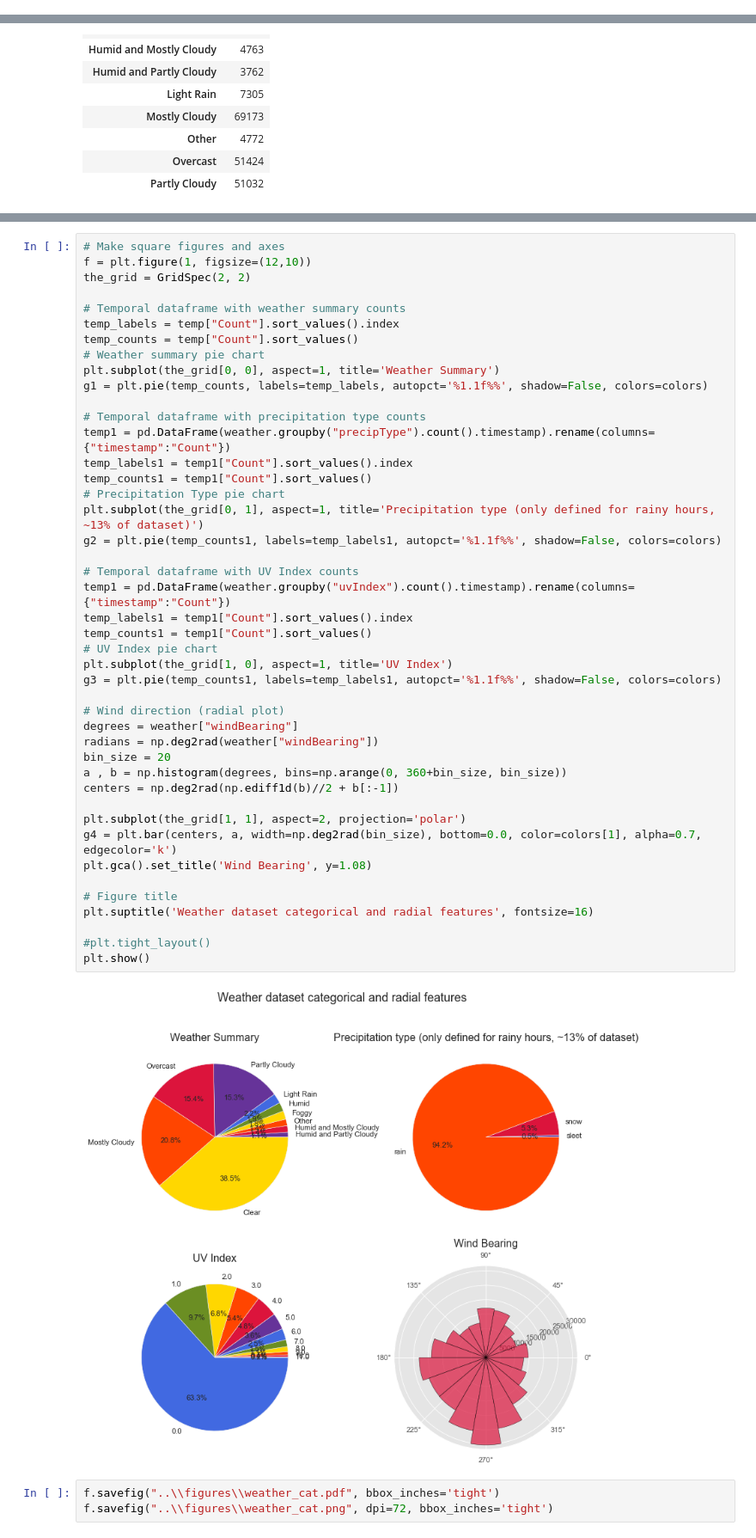
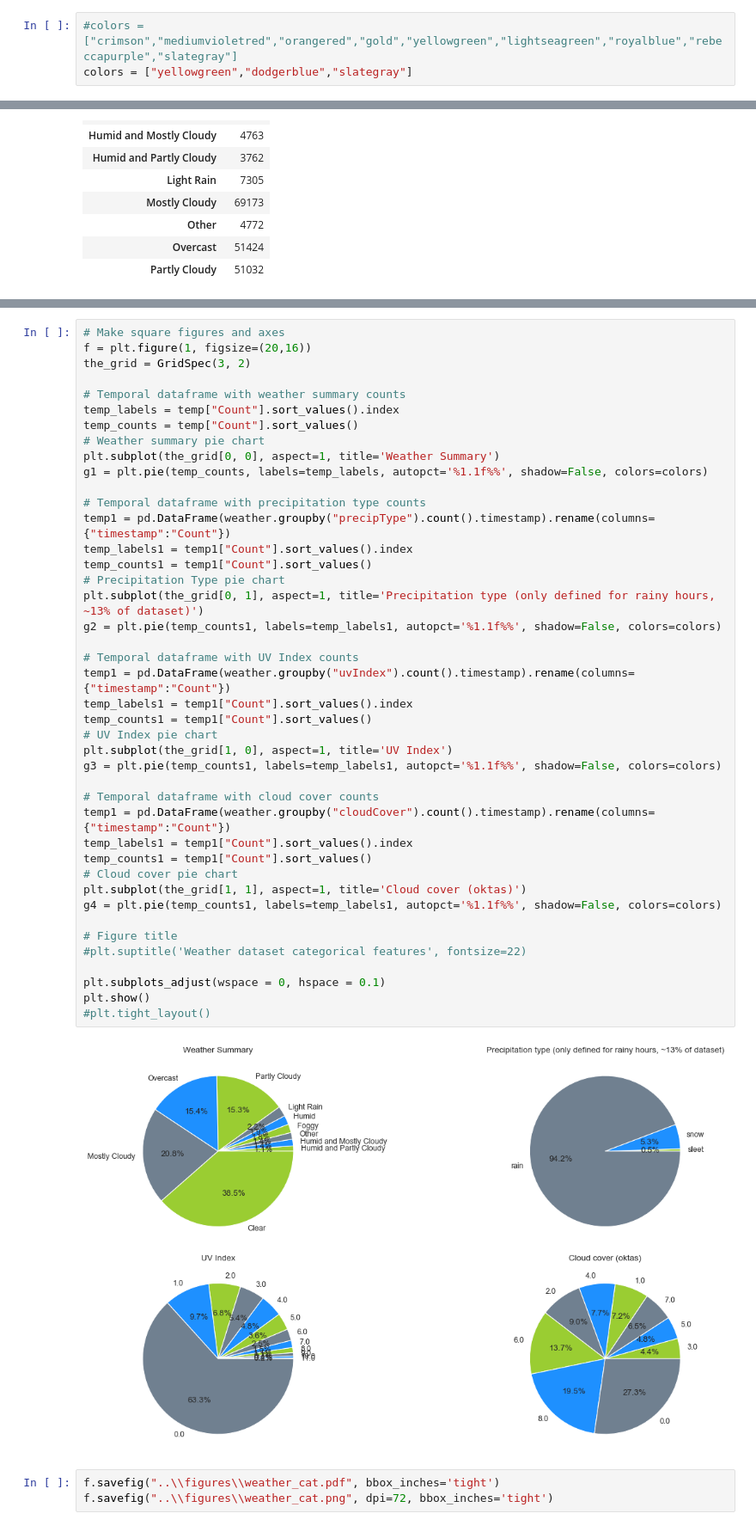
Before and after one commit to buds-lab/building-data-genome-project-2, a Jupyter notebook: notebooks/02_EDA-weather.ipynb, the cells around one changed output, grey strips where cells are left out. Shown at 86% size. Drawn from its saved outputs; the diff is of its cells as text.

```diff
--- a/notebooks/02_EDA-weather.ipynb
+++ b/notebooks/02_EDA-weather.ipynb
@@ -114,3 +109,6 @@ colors =  ["rebeccapurple", "crimson", "orangered", "gold", "olivedrab", "royalb
+# %%
+#colors = ["crimson","mediumvioletred","orangered","gold","yellowgreen","lightseagreen","royalblue","rebeccapurple","slategray"]
+colors = ["yellowgreen","dodgerblue","slategray"]
 # %% [markdown]
 ### Grouping weather summary categories
 # %%
@@ -158,49 +158,47 @@ temp
 # %%
 # Make square figures and axes
-f = plt.figure(1, figsize=(12,10))
-the_grid = GridSpec(2, 2)
+f = plt.figure(1, figsize=(20,16))
+the_grid = GridSpec(3, 2)
 
 # Temporal dataframe with weather summary counts
 temp_labels = temp["Count"].sort_values().index
 temp_counts = temp["Count"].sort_values()
 # Weather summary pie chart
 plt.subplot(the_grid[0, 0], aspect=1, title='Weather Summary')
 g1 = plt.pie(temp_counts, labels=temp_labels, autopct='%1.1f%%', shadow=False, colors=colors)
 
 # Temporal dataframe with precipitation type counts
 temp1 = pd.DataFrame(weather.groupby("precipType").count().timestamp).rename(columns={"timestamp":"Count"})
 temp_labels1 = temp1["Count"].sort_values().index
 temp_counts1 = temp1["Count"].sort_values()
 # Precipitation Type pie chart
 plt.subplot(the_grid[0, 1], aspect=1, title='Precipitation type (only defined for rainy hours, ~13% of dataset)')
 g2 = plt.pie(temp_counts1, labels=temp_labels1, autopct='%1.1f%%', shadow=False, colors=colors)
 
 # Temporal dataframe with UV Index counts
 temp1 = pd.DataFrame(weather.groupby("uvIndex").count().timestamp).rename(columns={"timestamp":"Count"})
 temp_labels1 = temp1["Count"].sort_values().index
 temp_counts1 = temp1["Count"].sort_values()
 # UV Index pie chart
 plt.subplot(the_grid[1, 0], aspect=1, title='UV Index')
 g3 = plt.pie(temp_counts1, labels=temp_labels1, autopct='%1.1f%%', shadow=False, colors=colors)
 
-# Wind direction (radial plot)
-degrees = weather["windBearing"]
-radians = np.deg2rad(weather["windBearing"])
-bin_size = 20
-a , b = np.histogram(degrees, bins=np.arange(0, 360+bin_size, bin_size))
-centers = np.deg2rad(np.ediff1d(b)//2 + b[:-1])
-
-plt.subplot(the_grid[1, 1], aspect=2, projection='polar')
-g4 = plt.bar(centers, a, width=np.deg2rad(bin_size), bottom=0.0, color=colors[1], alpha=0.7, edgecolor='k')
-plt.gca().set_title('Wind Bearing', y=1.08)
+# Temporal dataframe with cloud cover counts
+temp1 = pd.DataFrame(weather.groupby("cloudCover").count().timestamp).rename(columns={"timestamp":"Count"})
+temp_labels1 = temp1["Count"].sort_values().index
+temp_counts1 = temp1["Count"].sort_values()
+# Cloud cover pie chart
+plt.subplot(the_grid[1, 1], aspect=1, title='Cloud cover (oktas)')
+g4 = plt.pie(temp_counts1, labels=temp_labels1, autopct='%1.1f%%', shadow=False, colors=colors)
 
 # Figure title
-plt.suptitle('Weather dataset categorical and radial features', fontsize=16)
+#plt.suptitle('Weather dataset categorical features', fontsize=22)
 
+plt.subplots_adjust(wspace = 0, hspace = 0.1)
+plt.show()
 #plt.tight_layout()
-plt.show()
 # %% [output]
-[figure, old version]
+[figure, new version]
 # %%
 f.savefig("..\\figures\\weather_cat.pdf", bbox_inches='tight')
 f.savefig("..\\figures\\weather_cat.png", dpi=72, bbox_inches='tight')
```
Also changed, not shown: parts of 10 cells of this notebook, 17 other files.
